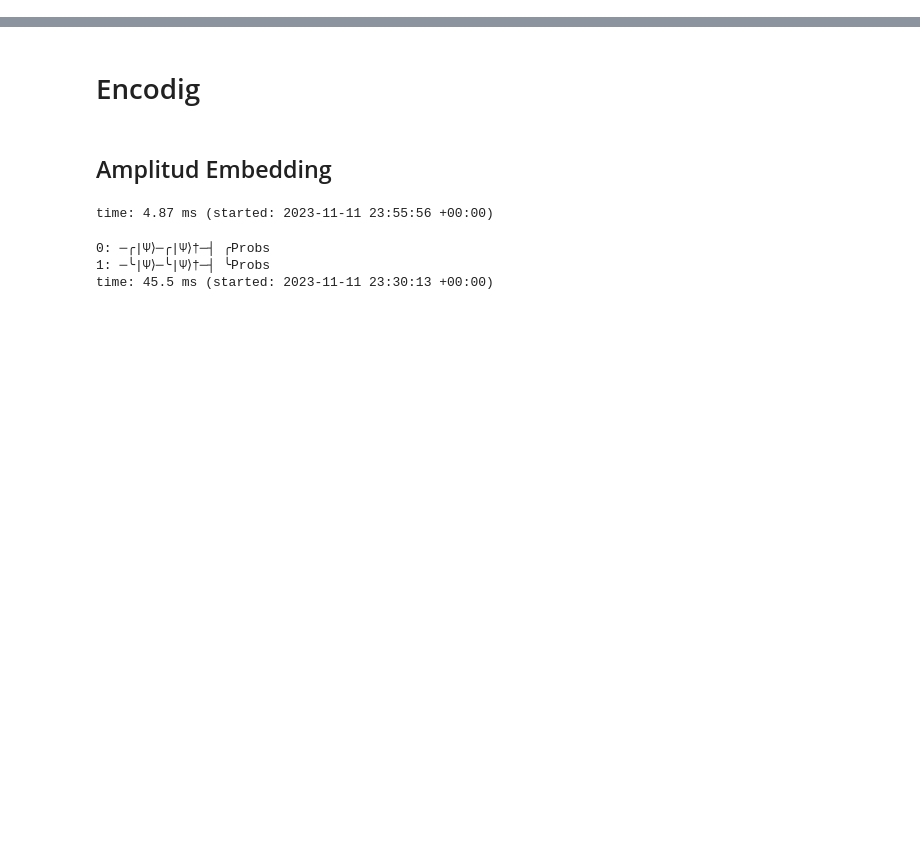
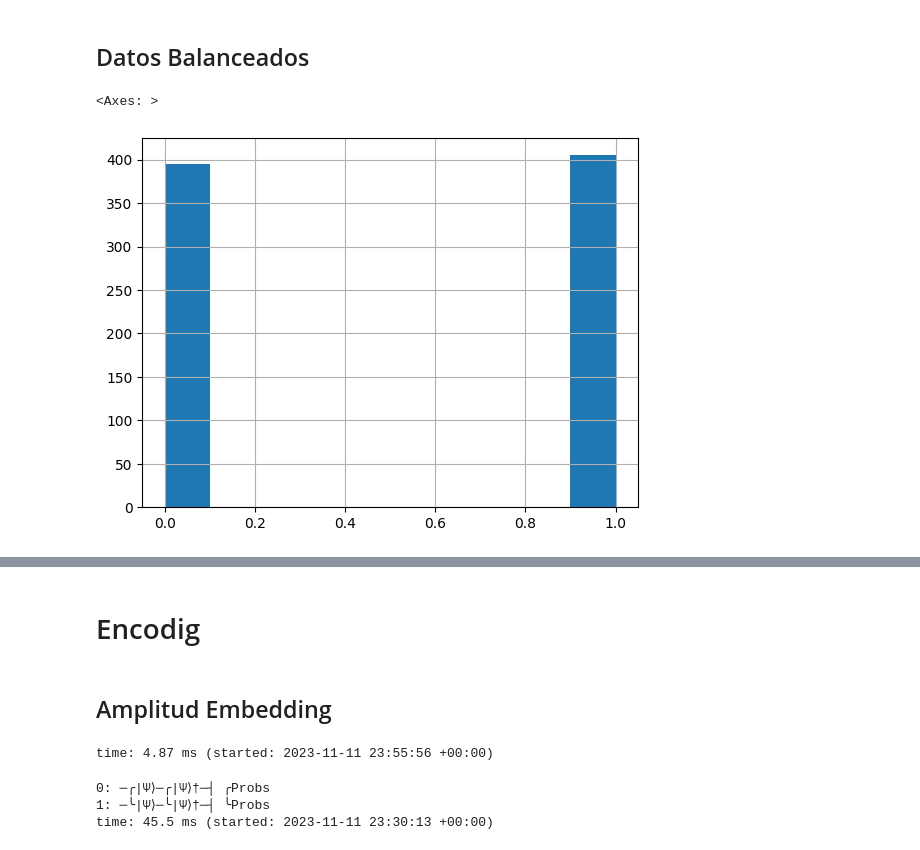
Before and after one commit to edmenciab733/ecc_qiskit_fallfest, a Jupyter notebook: challenge_quantumquipu.ipynb, the cells around one changed output, grey strips where cells are left out. Drawn from its saved outputs; the diff is of its cells as text; code cells hidden in the pictures; blank space fills up the shorter version.

```diff
--- a/challenge_quantumquipu.ipynb
+++ b/challenge_quantumquipu.ipynb
@@ -48,0 +55,7 @@ time: 3.59 ms (started: 2023-11-11 23:29:50 +00:00)
+# %% [markdown]
+## Datos Balanceados
+# %%
+df_train["Target"].hist()
+# %% [output]
+<Axes: >
+[figure, added]
```
Also changed, not shown: parts of 36 cells of this notebook.
